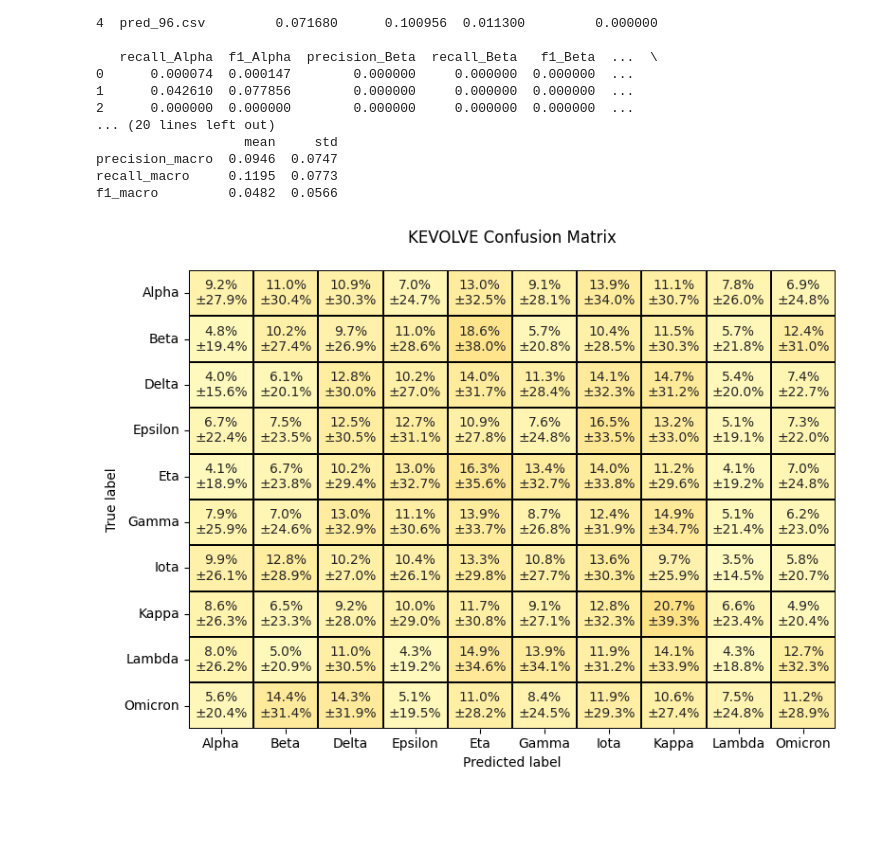
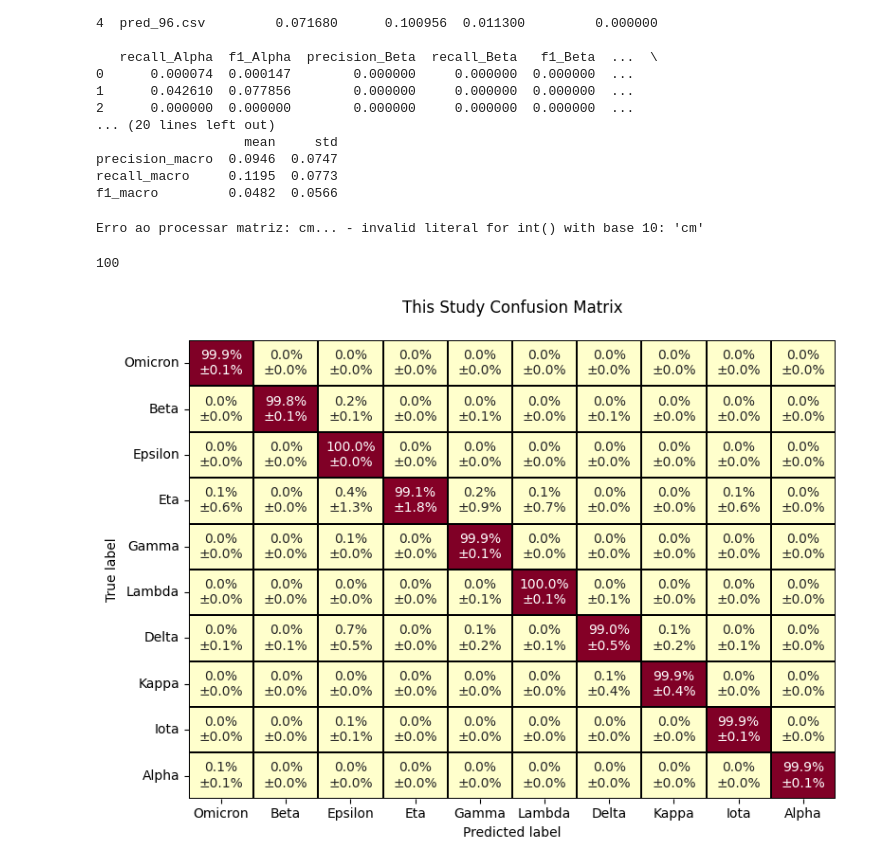
Before and after one commit to SALIPE/genomic-extractor, a Jupyter notebook: notebooks/graph_gen.ipynb, the cells around one changed output. Saved outputs shown, nothing was run; the diff lists cells and outputs as text; code cells hidden in the pictures; blank space fills up the shorter version.

```diff
--- a/notebooks/graph_gen.ipynb
+++ b/notebooks/graph_gen.ipynb
@@ -119,8 +154,15 @@ f1_macro         0.0482  0.0566
+# %%
+labels = ["Omicron","Beta","Epsilon","Eta","Gamma","Lambda","Delta","Kappa","Iota","Alpha"]
+results = analyze_confusion_matrices_from_csv("./benchmark_results_covid_2.csv")
+len(results)
+# %% [output]
+Erro ao processar matriz: cm... - invalid literal for int() with base 10: 'cm'
+100
 # %%
 # ===== MATRIZ DE CONFUSÃO COM DESVIO PADRÃO =====
 covlabels = ["Alpha", "Beta", "Delta", "Epsilon", "Eta", "Gamma", "Iota", "Kappa", "Lambda", "Omicron"]
 # Converte as matrizes para numpy array 3D (n_files, n_classes, n_classes)
-confusion_matrices = np.array(confusion_matrices)
+confusion_matrices = np.array(results)
 
 # Calcula média e desvio padrão das matrizes de confusão
 cm_mean = np.mean(confusion_matrices, axis=0)
@@ -155,35 +197,35 @@ for i in range(cm_normalized.shape[0]):
     for j in range(cm_normalized.shape[1]):
         mean_val = cm_normalized[i, j]
         std_val = cm_std_normalized[i, j]
         # Mostra como porcentagem
         annotations[i, j] = f"{mean_val*100:.1f}%\n±{std_val*100:.1f}%"
 
 # Criar figura única
 fig, ax = plt.subplots(figsize=(8, 6))
 
 # Heatmap com matriz normalizada (valores entre 0 e 1)
 sns.heatmap(ax=ax,
             data=cm_normalized_df,
             annot=annotations,
             fmt="",
             cmap='YlOrRd',
             linecolor="black",
             linewidths=.1,
             cbar=False,
             vmin=0,
             vmax=1)
 
-ax.set_xticklabels(covlabels)
-ax.set_title("KEVOLVE Confusion Matrix\n")
+ax.set_xticklabels(labels)
+ax.set_title("This Study Confusion Matrix\n")
 # X and Y Labels
 ax.set_ylabel("True label")
 ax.set_xlabel("Predicted label")
 
 # Y ticks labels
-ax.yaxis.set_ticklabels(covlabels, rotation=0)
+ax.yaxis.set_ticklabels(labels, rotation=0)
 
 plt.tight_layout()
-plt.savefig("kevolve_cm.pdf", dpi=300, format="pdf", bbox_inches="tight")
+plt.savefig("greac_cm.pdf", dpi=300, format="pdf", bbox_inches="tight")
 plt.show()
 # %% [output]
-[figure, old version]
+[figure, new version]
```
Also changed, not shown: parts of 3 cells of this notebook, 1 other file.
